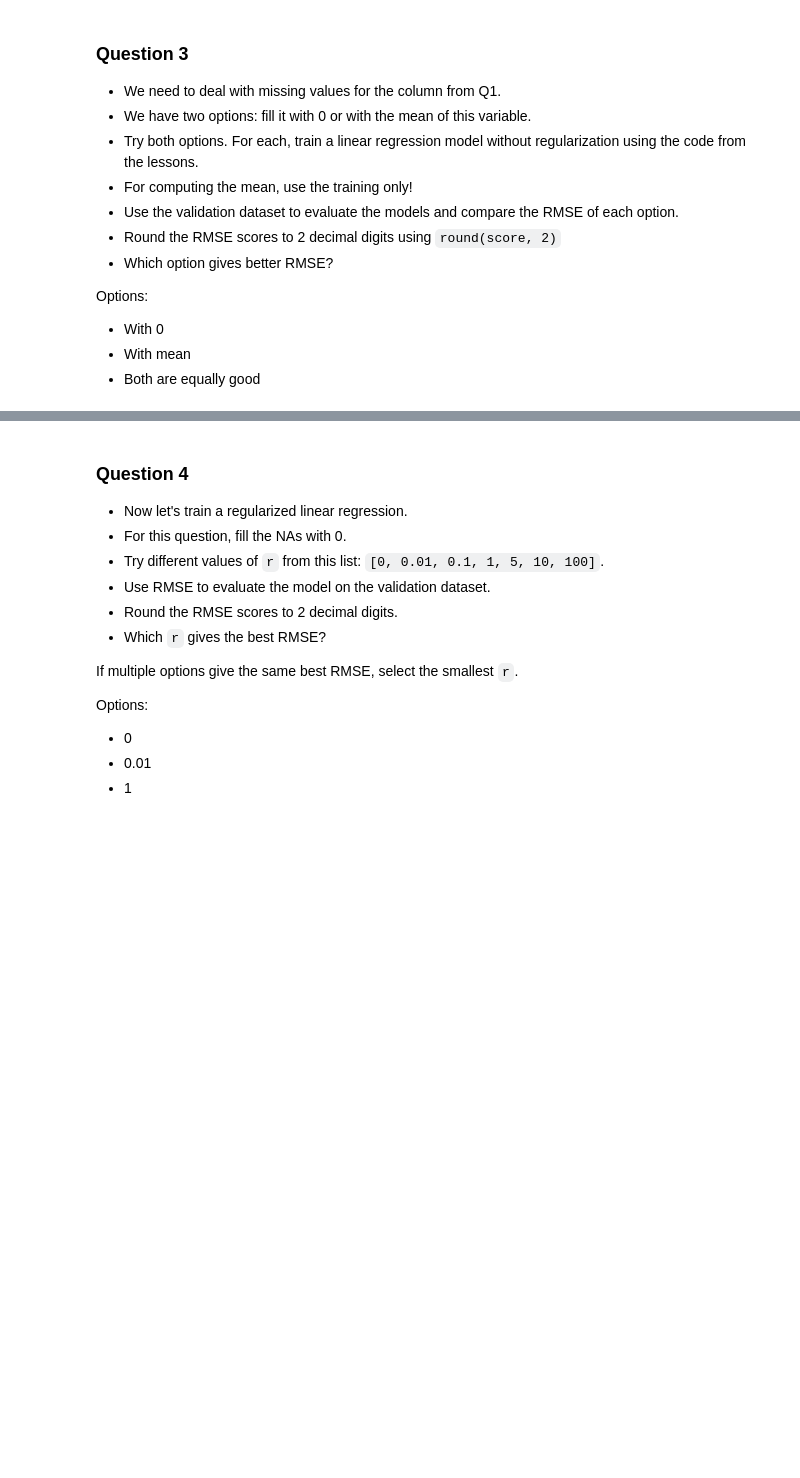
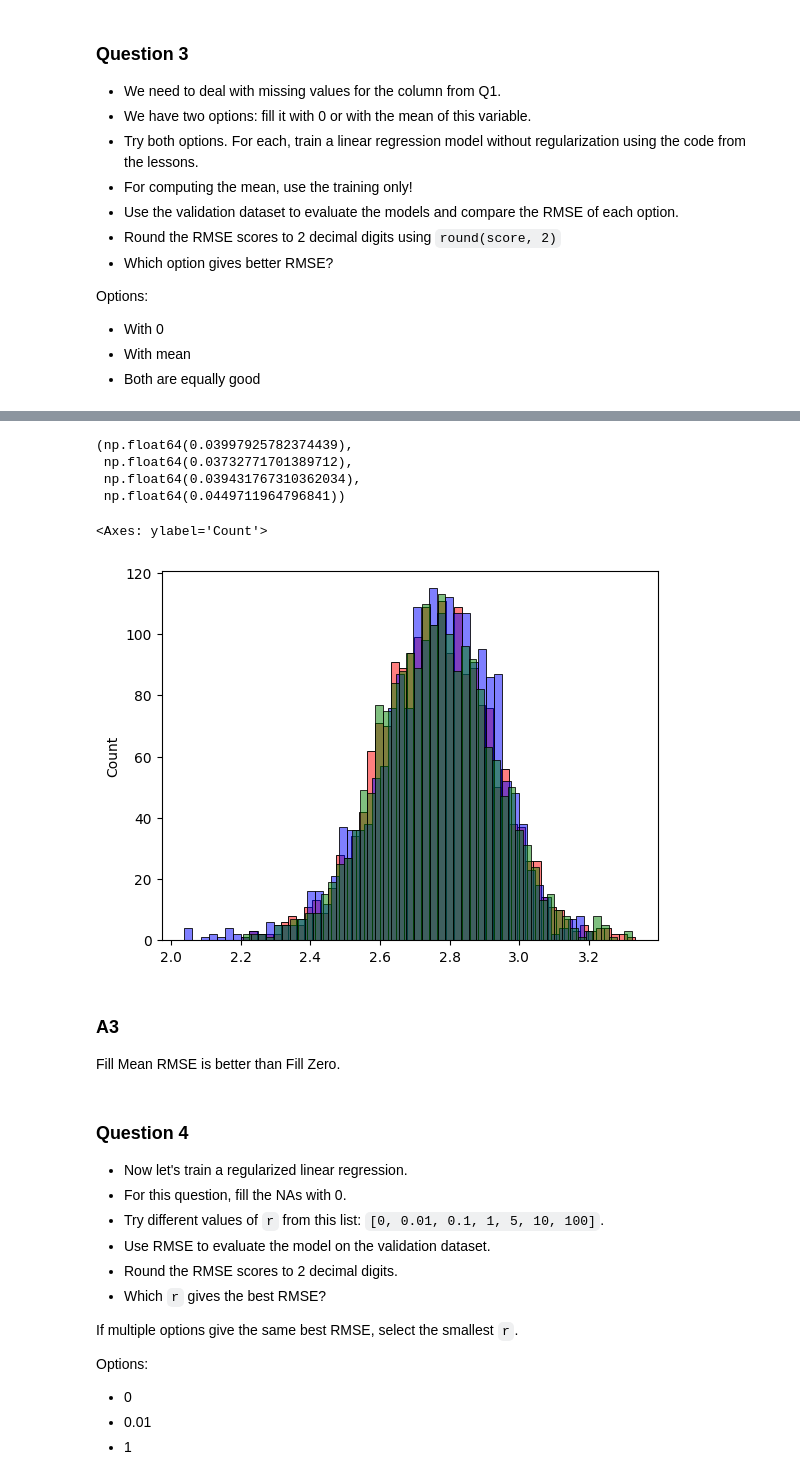
Before and after one commit to sudhagart/mlzoom-hw, a Jupyter notebook: 02-regression/homework.ipynb, the cells around one changed output, grey strips where cells are left out. Saved outputs shown, nothing was run; the diff lists cells and outputs as text; code cells hidden in the pictures; blank space fills up the shorter version.

```diff
--- a/02-regression/homework.ipynb
+++ b/02-regression/homework.ipynb
@@ -191,0 +256,4 @@ Options:
+# %%
+X_trainmean = df_trainmean.values
+w0mean, wmean = train_linear_regression(X_trainmean, y_train)
+w0mean, wmean, pd.Series(wmean).isnull().sum(), wmean.sum()
@@ -191,0 +265,8 @@ Options:
+# %%
+df_val0 = df_val.copy()
+df_val0['horsepower'] = df_val0['horsepower'].fillna(0)
+X_val0 = df_val0.values
+# %%
+df_valmean = df_val.copy()
+df_valmean['horsepower'] = df_valmean['horsepower'].fillna(df_trainmean['horsepower'].mean())
+X_valmean = df_valmean.values
@@ -191,0 +278,6 @@ Options:
+# %%
+y_pred0 = w00 + X_val0.dot(w0)
+y_predmean = w0mean + X_valmean.dot(wmean)
+y_pred0mean = w00 + X_valmean.dot(w0)
+y_predmean0 = w0mean + X_val0.dot(wmean)
+y_pred0, y_predmean, y_val, y_train, y_test, y_pred0mean, y_predmean0
@@ -192,3 +299,24 @@ Options:
+# %%
+rmse0 = rmse(y_val, y_pred0)
+rmse0mean = rmse(y_val, y_pred0mean)
+rmsemean = rmse(y_val, y_predmean)
+rmsemean0 = rmse(y_val, y_predmean0)
+rmse0, rmsemean, rmse0mean, rmsemean0
+# %% [output]
+(np.float64(0.03997925782374439),
+ np.float64(0.03732771701389712),
+ np.float64(0.039431767310362034),
+ np.float64(0.0449711964796841))
+# %%
+sns.histplot(y_pred0, color='red', alpha=0.5, bins=50)
+sns.histplot(y_val, color='blue', alpha=0.5, bins=50)
+sns.histplot(y_predmean, color='green', alpha=0.5, bins=50)
+# %% [output]
+<Axes: ylabel='Count'>
+[figure, added]
+# %% [markdown]
+### A3
+Fill Mean RMSE is better than Fill Zero.
 # %% [markdown]
 
 
```
Also changed, not shown: parts of 11 cells of this notebook.
